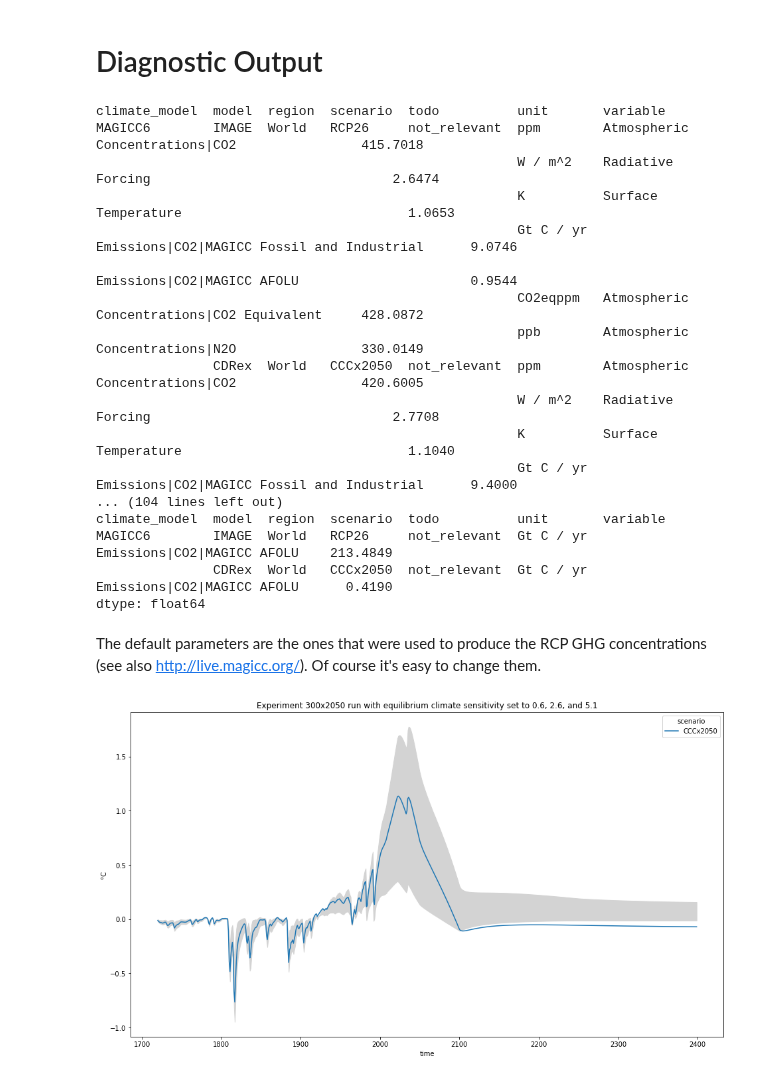
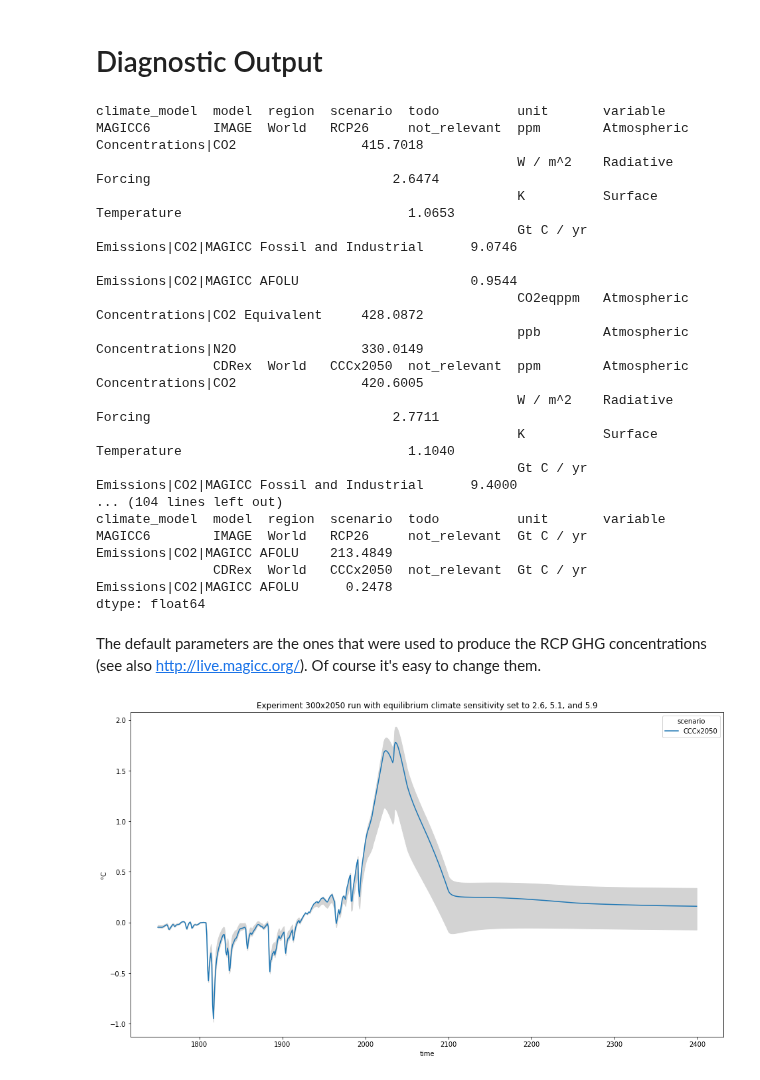
Before and after one commit to hsbay/cdrmex, a Jupyter notebook: ONCtests.ipynb, the cells around one changed output. Saved outputs shown, nothing was run; the diff lists cells and outputs as text; code cells hidden in the pictures.

Commit message:
Intermediate testing of calibration w/ sensitivity to match MAGICC 7 CDR reaching >3ºC warming.

```diff
--- a/ONCtests.ipynb
+++ b/ONCtests.ipynb
@@ -119,8 +119,8 @@ Bkyr = 2050
 AnthroC = 469
 LuC =  190        # MAGICC Cumulative LUC
 # to 300 ppm
-AC_2050 = 266
-LuC_2050 = 63     # 63GtC for 2.33 GtC [2021:2050]
+AC_2050 = 256
+LuC_2050 = 73     # 63GtC for 2.33 GtC [2021:2050]
 
 # Remove IMB and LUC overage from AnthroC
 # account for differences between landsink
@@ -453,13 +453,13 @@ MAGICC6        IMAGE  World   RCP26     not_relevant  ppm        Atmospheric Con
                                                       CO2eqppm   Atmospheric Concentrations|CO2 Equivalent     428.0872
                                                       ppb        Atmospheric Concentrations|N2O                330.0149
                CDRex  World   CCCx2050  not_relevant  ppm        Atmospheric Concentrations|CO2                420.6005
-                                                      W / m^2    Radiative Forcing                               2.7708
+                                                      W / m^2    Radiative Forcing                               2.7711
                                                       K          Surface Temperature                             1.1040
                                                       Gt C / yr  Emissions|CO2|MAGICC Fossil and Industrial      9.4000
 ... (104 lines left out)
 climate_model  model  region  scenario  todo          unit       variable
 MAGICC6        IMAGE  World   RCP26     not_relevant  Gt C / yr  Emissions|CO2|MAGICC AFOLU    213.4849
-               CDRex  World   CCCx2050  not_relevant  Gt C / yr  Emissions|CO2|MAGICC AFOLU      0.4190
+               CDRex  World   CCCx2050  not_relevant  Gt C / yr  Emissions|CO2|MAGICC AFOLU      0.2478
 dtype: float64
 # %%
 #res.filter(variable = "Atmospheric Concentrations|CO2 Equivalent").timeseries().loc[:,datetime(2021,1,1):datetime(2036,1,1)]
@@ -468,30 +468,30 @@ dtype: float64
 The default parameters are the ones that were used to produce the RCP GHG concentrations (see also http://live.magicc.org/). Of course it's easy to change them.
 # %%
 scenario = CCCx2050
-runs = {"default":sitv,
-        "low":lsitv,
-        "high":hsitv}
+runs = {"default": sitv,
+        "low": lsitv,
+        "high": hsitv}
 runsdf = {}
 mcfg = magcfg.copy()
 
 for rn in runs:
     mcfg['core_climatesensitivity'] = runs[rn]
     newrn = pymagicc.run(scenario, **mcfg)
     runsdf[rn] = meanbln(scenario, newrn, **mcfg)
 
 filtering = {"region": "World", "variable": "Surface Temperature",
-             "year": range(1700, magcfg["endyear"])}
+             "year": range(1750, magcfg["endyear"])}
 fig, ax = plt.subplots(nrows=1, ncols=1, figsize=(16, 9))
 runsdf['default'].filter(**filtering).line_plot(x="time", ax=ax)
 plt.fill_between(
     runsdf['default'].filter(**filtering)['time'],
     runsdf['low'].filter(**filtering).timeseries().values.squeeze(),
     runsdf['high'].filter(**filtering).timeseries().values.squeeze(),
     color="lightgray"
 )
 plt.title(
     (f"Experiment 300x2050 run with equilibrium climate sensitivity set to {lsitv}, {sitv}, and {hsitv}")
 )
 plt.ylabel("°C");
 # %% [output]
-[figure, old version]
+[figure, new version]
```
Also changed, not shown: parts of 3 cells of this notebook.
